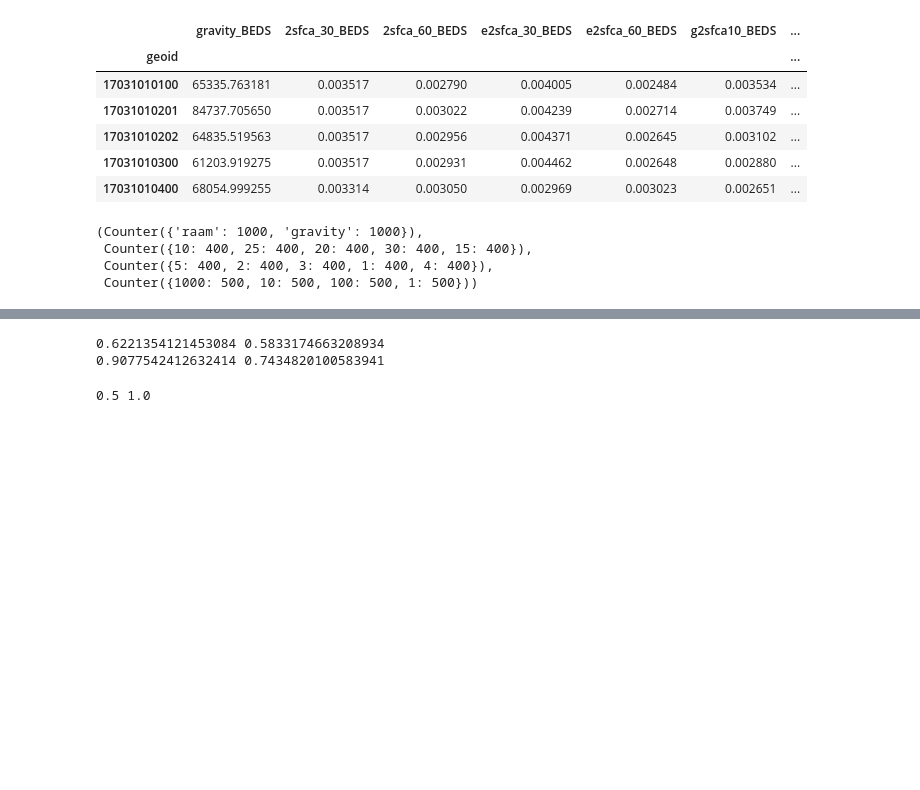
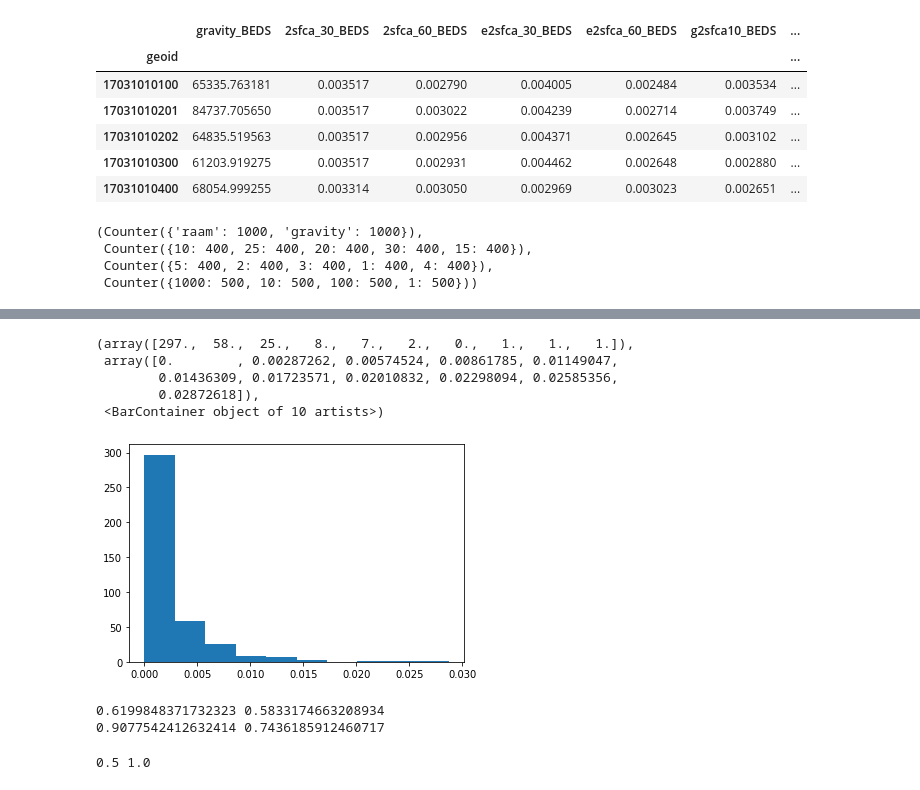
Before and after one commit to cybergis/AgentAccess, a Jupyter notebook: notebooks/ParameterAnalysis.ipynb, the cells around one changed output, grey strips where cells are left out. Drawn from its saved outputs; the diff is of its cells as text; code cells hidden in the pictures; blank space fills up the shorter version.

```diff
--- a/notebooks/ParameterAnalysis.ipynb
+++ b/notebooks/ParameterAnalysis.ipynb
@@ -134,12 +141,21 @@ experiment_corr
+# %%
+plt.hist(std_devs)
+# %% [output]
+(array([297.,  58.,  25.,   8.,   7.,   2.,   0.,   1.,   1.,   1.]),
+ array([0.        , 0.00287262, 0.00574524, 0.00861785, 0.01149047,
+        0.01436309, 0.01723571, 0.02010832, 0.02298094, 0.02585356,
+        0.02872618]),
+ <BarContainer object of 10 artists>)
+[figure, added]
 # %%
 corrs = {'raam': [], 'gravity': []}
 for k, v in experiment_corr.items():
-    corrs[k[1]].append(v)
+    corrs[k[1]].extend(v)
 print(min(corrs['raam']), min(corrs['gravity']))
 print(max(corrs['raam']), max(corrs['gravity']))
 # %% [output]
-0.6221354121453084 0.5833174663208934
-0.9077542412632414 0.7434820100583941
+0.6199848371732323 0.5833174663208934
+0.9077542412632414 0.7436185912460717
 # %%
 _min = math.floor(min([min(corrs['raam']), min(corrs['gravity'])])*10)/10.0
 _max = math.ceil(max([max(corrs['raam']), max(corrs['gravity'])])*10)/10.0
```
Also changed, not shown: parts of 23 cells of this notebook, 1 other file.
